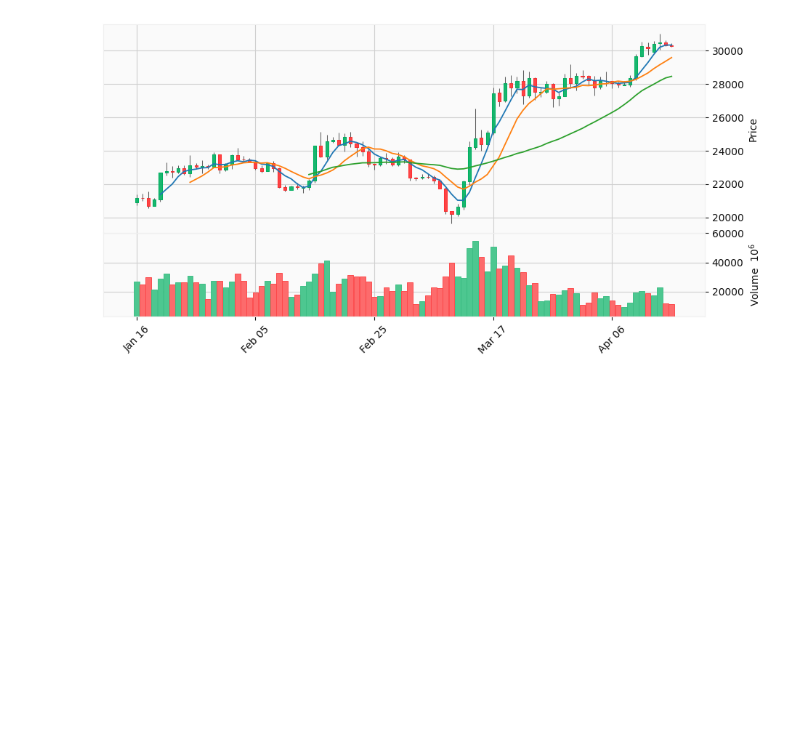
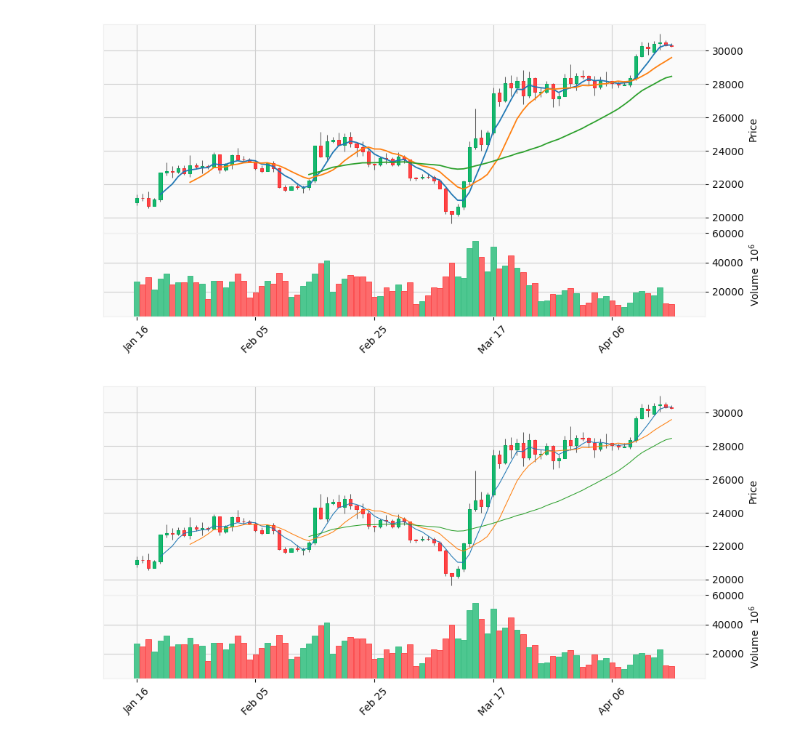
Before and after one commit to kfivap/financial-studybook, a Jupyter notebook: code/2.moving-average.ipynb, the cells around one changed output. Saved outputs shown, nothing was run; the diff lists cells and outputs as text; code cells hidden in the pictures; blank space fills up the shorter version.

```diff
--- a/code/2.moving-average.ipynb
+++ b/code/2.moving-average.ipynb
@@ -55,3 +55,17 @@ mpf.plot(df, type='candle', style='yahoo', volume=True, figratio=(8,4), alines =
 mpf.plot(df, type='candle', style='yahoo', volume=True, figratio=(8,4),mav=(5, 10, 30))
 # %% [output]
 [figure]
+# %%
+# one line add to df and plot
+df['SMA5'] = df['close'].rolling(5).mean()
+df['SMA10'] = df['close'].rolling(10).mean()
+df['SMA30'] = df['close'].rolling(30).mean()
+ap =  [
+    mpf.make_addplot(df['SMA5'], panel=0, width=0.75),
+    mpf.make_addplot(df['SMA10'], panel=0,  width=0.75),
+    mpf.make_addplot(df['SMA30'], panel=0,  width=0.75),
+]
+
+mpf.plot(df, type='candle', style='yahoo', volume=True, figratio=(8,4), addplot=ap)
+# %% [output]
+[figure, added]
```
Also changed, not shown: parts of 1 cell of this notebook, 3 other files.
